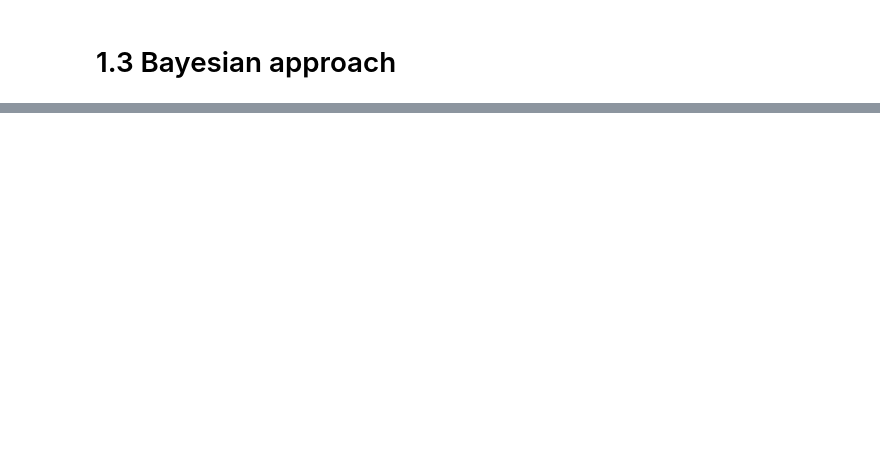
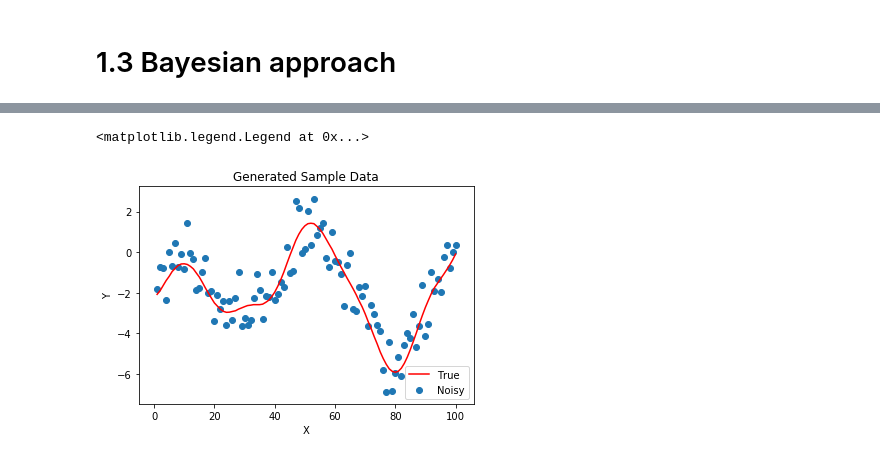
Before and after one commit to MARVINMENG0/bayes-ml, a Jupyter notebook: experiments.ipynb, the cells around one changed output, grey strips where cells are left out. Cells and saved outputs as stored; diff of their text form; code cells hidden in the pictures; blank space fills up the shorter version.

```diff
--- a/experiments.ipynb
+++ b/experiments.ipynb
@@ -270,0 +322,11 @@ w_0_mle, w_1_mle, w_2_mle, v_0_mle, v_1_mle
+# %%
+### Plotting Noisy Data vs. True Function
+plt.plot(test_x,RBF_samples.detach().numpy()[0], 'r-', label="True")
+plt.scatter(test_x, y, label="Noisy")
+plt.title("Generated Sample Data")
+plt.xlabel("X")
+plt.ylabel("Y")
+plt.legend(loc="lower right")
+# %% [output]
+<matplotlib.legend.Legend at 0x...>
+[figure, added]
```
Also changed, not shown: parts of 16 cells of this notebook.
